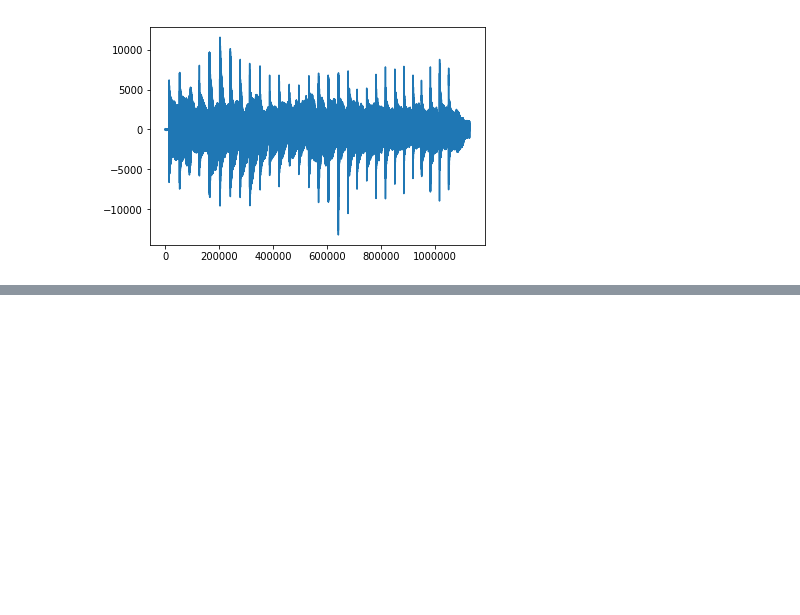
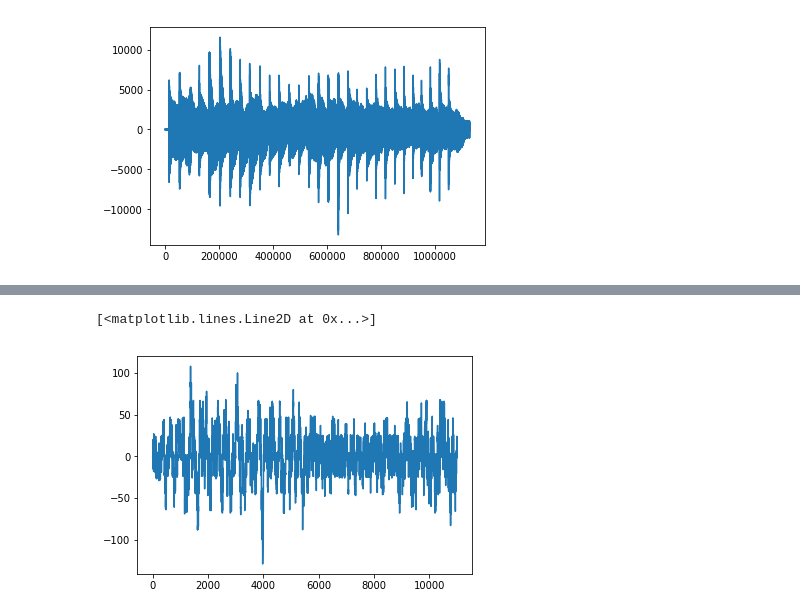
Before and after one commit to tisabe/CP2, a Jupyter notebook: testing_sketch.ipynb, the cells around one changed output, grey strips where cells are left out. Saved outputs shown, nothing was run; the diff lists cells and outputs as text; code cells hidden in the pictures; blank space fills up the shorter version.

```diff
--- a/testing_sketch.ipynb
+++ b/testing_sketch.ipynb
@@ -35,0 +179,5 @@ p.plot(np.abs(vtt-data1))
+# %%
+p.plot(b)
+# %% [output]
+[<matplotlib.lines.Line2D at 0x...>]
+[figure, added]
```
Also changed, not shown: parts of 17 cells of this notebook, 4 other files.
